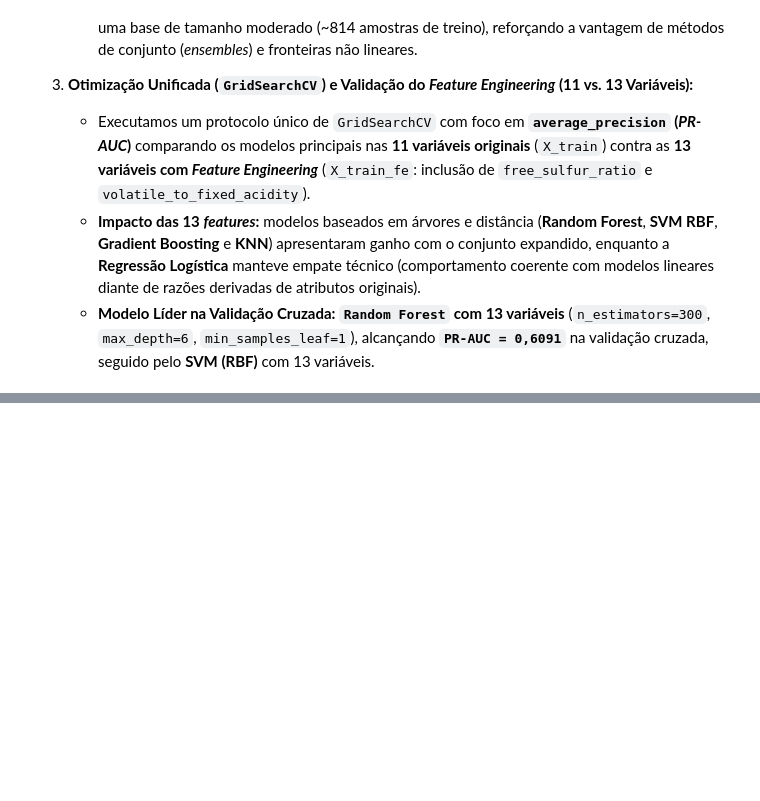
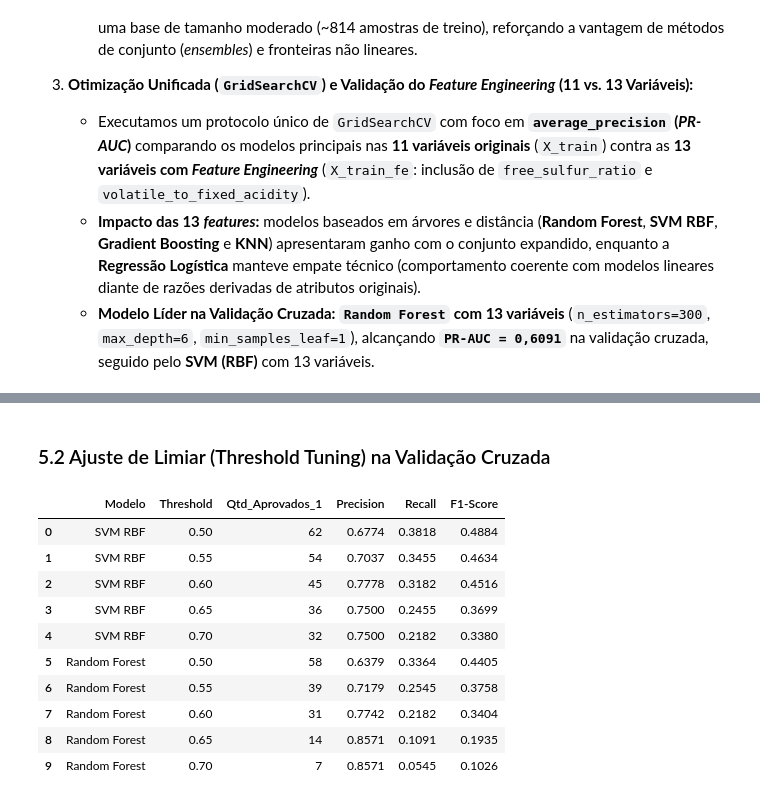
Before and after one commit to diegoolsilva/wine-quality-classification, a Jupyter notebook: notebooks/01_wine_quality_classification.ipynb, the cells around one changed output, grey strips where cells are left out. Saved outputs shown, nothing was run; the diff lists cells and outputs as text; code cells hidden in the pictures; blank space fills up the shorter version.

```diff
--- a/notebooks/01_wine_quality_classification.ipynb
+++ b/notebooks/01_wine_quality_classification.ipynb
@@ -637,0 +700,56 @@ Nesta etapa, construímos uma base de comparação justa sob **Validação Cruza
+# %% [markdown]
+### 5.2 Ajuste de Limiar (Threshold Tuning) na Validação Cruzada
+# %%
+import numpy as np
+from sklearn.metrics import precision_score, recall_score, f1_score
+from sklearn.model_selection import cross_val_predict
+
+finalists = {
+    "SVM RBF": models_13_fe["SVM RBF"],
+    "Random Forest": models_13_fe["Random Forest"],
+}
+
+thresholds = [0.50, 0.55, 0.60, 0.65, 0.70]
+threshold_rows = []
+
+for model_name, estimator in finalists.items():
+    # Probabilidades fora do fold (out-of-fold) apenas em X_train_fe, sem tocar em X_test_fe
+    oof_proba = cross_val_predict(
+        estimator,
+        X_train_fe,
+        y_train,
+        cv=cv,
+        method="predict_proba",
+        n_jobs=-1,
+    )[:, 1]
+
+    for thr in thresholds:
+        preds_thr = (oof_proba >= thr).astype(int)
+        n_pos = int(preds_thr.sum())
+        prec = precision_score(y_train, preds_thr, zero_division=0)
+        rec = recall_score(y_train, preds_thr, zero_division=0)
+        f1 = f1_score(y_train, preds_thr, zero_division=0)
+
+        threshold_rows.append({
+            "Modelo": model_name,
+            "Threshold": thr,
+            "Qtd_Aprovados_1": n_pos,
+            "Precision": round(prec, 4),
+            "Recall": round(rec, 4),
+            "F1-Score": round(f1, 4),
+        })
+
+df_thresholds = pd.DataFrame(threshold_rows)
+display(df_thresholds)
+# %% [output]
+|  | Modelo | Threshold | Qtd_Aprovados_1 | Precision | Recall | F1-Score |
+| 0 | SVM RBF | 0.50 | 62 | 0.6774 | 0.3818 | 0.4884 |
+| 1 | SVM RBF | 0.55 | 54 | 0.7037 | 0.3455 | 0.4634 |
+| 2 | SVM RBF | 0.60 | 45 | 0.7778 | 0.3182 | 0.4516 |
+| 3 | SVM RBF | 0.65 | 36 | 0.7500 | 0.2455 | 0.3699 |
+| 4 | SVM RBF | 0.70 | 32 | 0.7500 | 0.2182 | 0.3380 |
+| 5 | Random Forest | 0.50 | 58 | 0.6379 | 0.3364 | 0.4405 |
+| 6 | Random Forest | 0.55 | 39 | 0.7179 | 0.2545 | 0.3758 |
+| 7 | Random Forest | 0.60 | 31 | 0.7742 | 0.2182 | 0.3404 |
+| 8 | Random Forest | 0.65 | 14 | 0.8571 | 0.1091 | 0.1935 |
+| 9 | Random Forest | 0.70 | 7 | 0.8571 | 0.0545 | 0.1026 |
```
Also changed, not shown: parts of 9 cells of this notebook, 1 other file.
